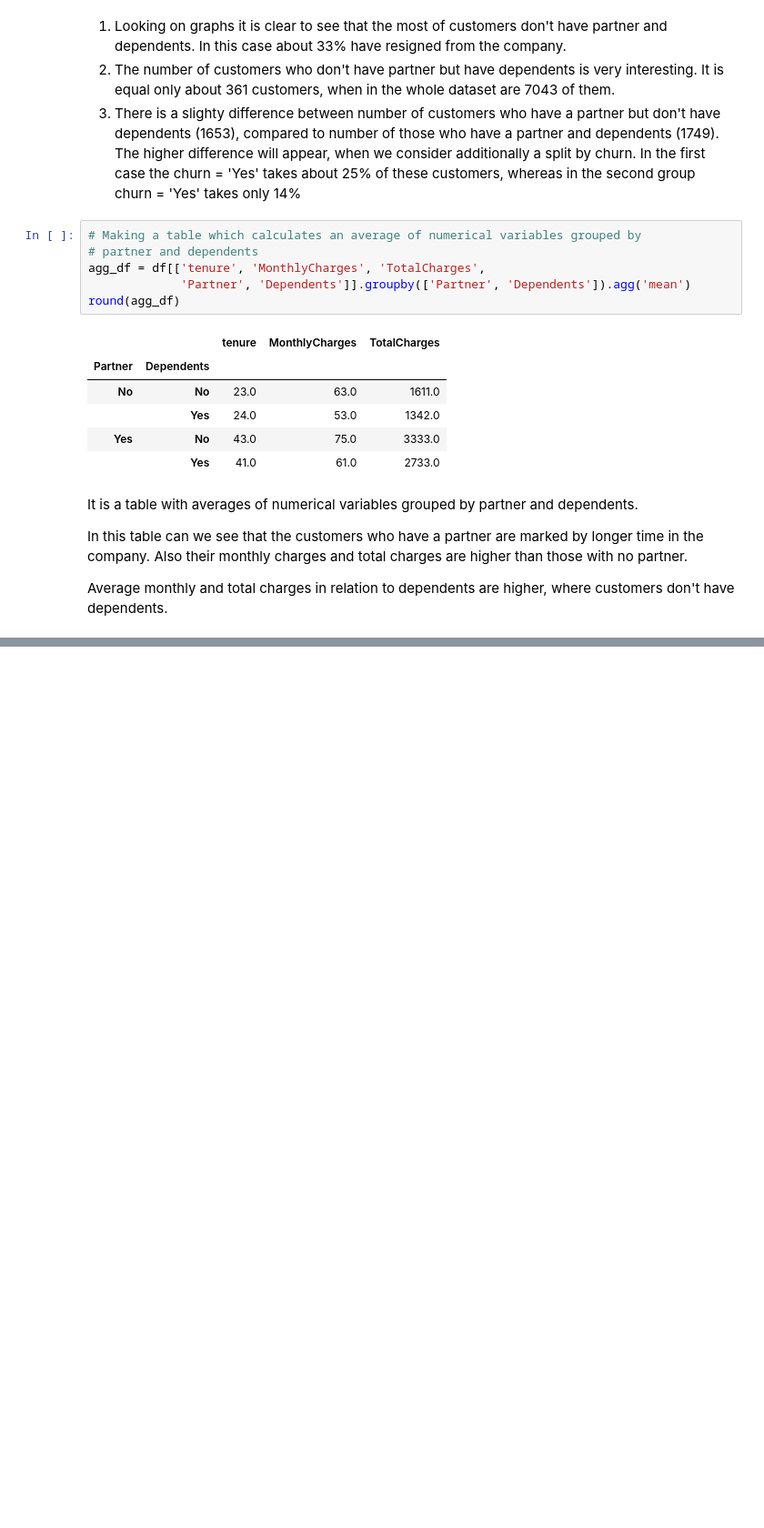
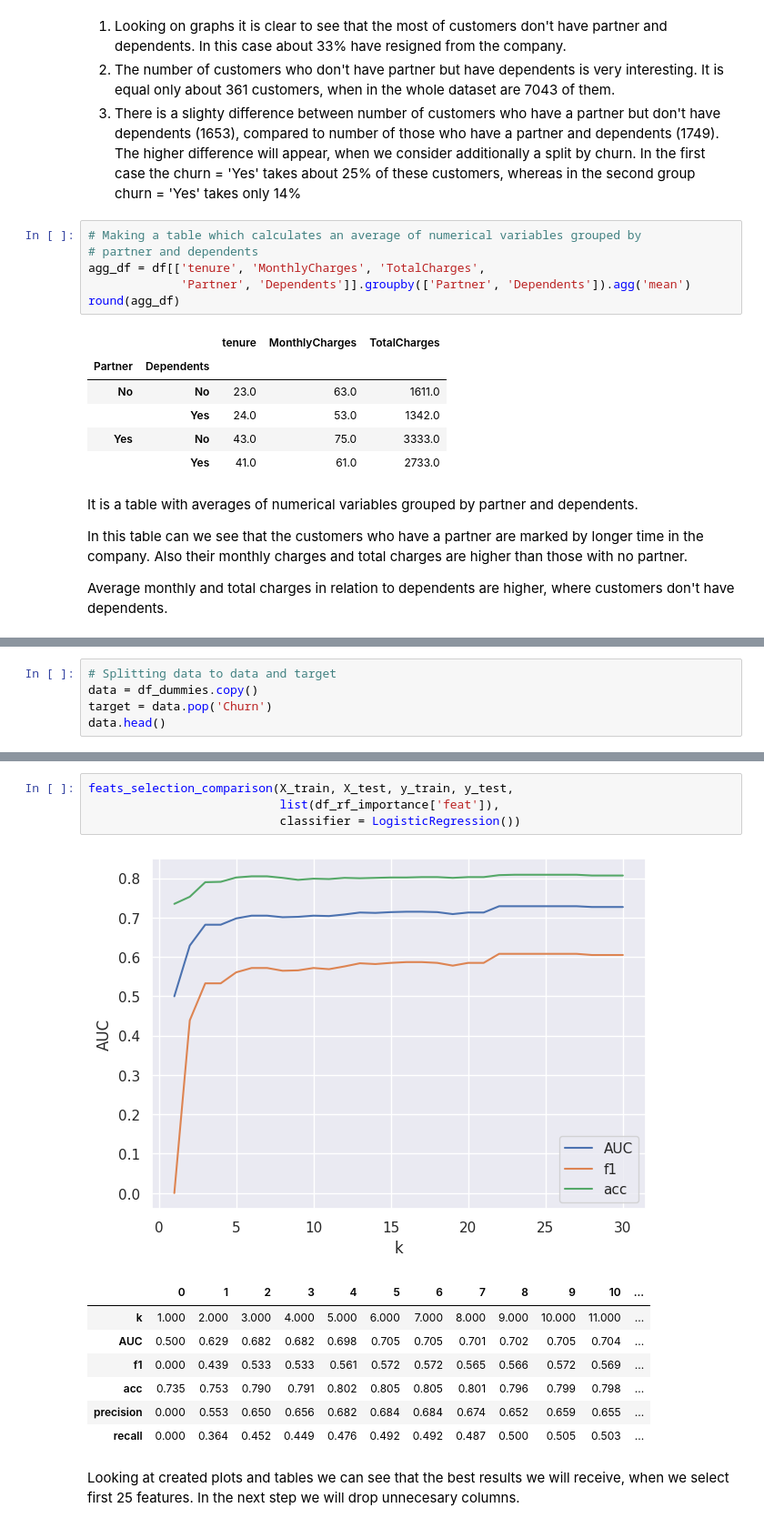
Before and after one commit to adrianciemerych/telco_customer_churn_project, a Jupyter notebook: churn_project.ipynb, the cells around one changed output, grey strips where cells are left out. Shown at 91% size. Cells and saved outputs as stored; diff of their text form; blank space fills up the shorter version.

```diff
--- a/churn_project.ipynb
+++ b/churn_project.ipynb
@@ -350,0 +389,5 @@ Average monthly and total charges in relation to dependents are higher, where cu
+# %%
+# Splitting data to data and target
+data = df_dummies.copy()
+target = data.pop('Churn')
+data.head()
@@ -350,0 +568,15 @@ Average monthly and total charges in relation to dependents are higher, where cu
+# %%
+feats_selection_comparison(X_train, X_test, y_train, y_test,
+                           list(df_rf_importance['feat']),
+                           classifier = LogisticRegression())
+# %% [output]
+[figure, added]
+|  | 0 | 1 | 2 | 3 | 4 | 5 | 6 | 7 | 8 | 9 | 10 | ... |
+| k | 1.000 | 2.000 | 3.000 | 4.000 | 5.000 | 6.000 | 7.000 | 8.000 | 9.000 | 10.000 | 11.000 | ... |
+| AUC | 0.500 | 0.629 | 0.682 | 0.682 | 0.698 | 0.705 | 0.705 | 0.701 | 0.702 | 0.705 | 0.704 | ... |
+| f1 | 0.000 | 0.439 | 0.533 | 0.533 | 0.561 | 0.572 | 0.572 | 0.565 | 0.566 | 0.572 | 0.569 | ... |
+| acc | 0.735 | 0.753 | 0.790 | 0.791 | 0.802 | 0.805 | 0.805 | 0.801 | 0.796 | 0.799 | 0.798 | ... |
+| precision | 0.000 | 0.553 | 0.650 | 0.656 | 0.682 | 0.684 | 0.684 | 0.674 | 0.652 | 0.659 | 0.655 | ... |
+| recall | 0.000 | 0.364 | 0.452 | 0.449 | 0.476 | 0.492 | 0.492 | 0.487 | 0.500 | 0.505 | 0.503 | ... |
+# %% [markdown]
+Looking at created plots and tables we can see that the best results we will receive, when we select first 25 features. In the next step we will drop unnecesary columns.
```
Also changed, not shown: parts of 21 cells of this notebook.
